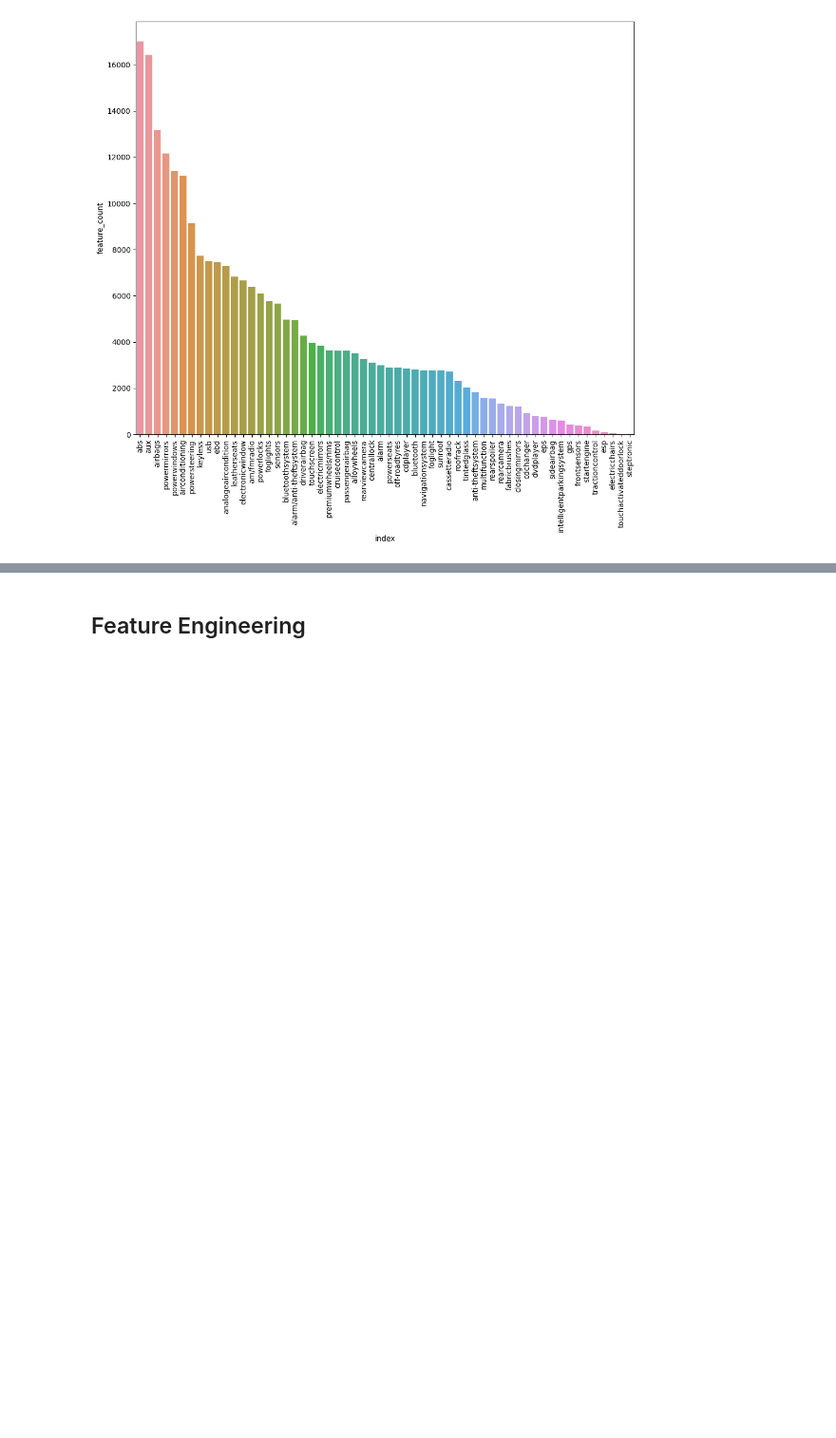
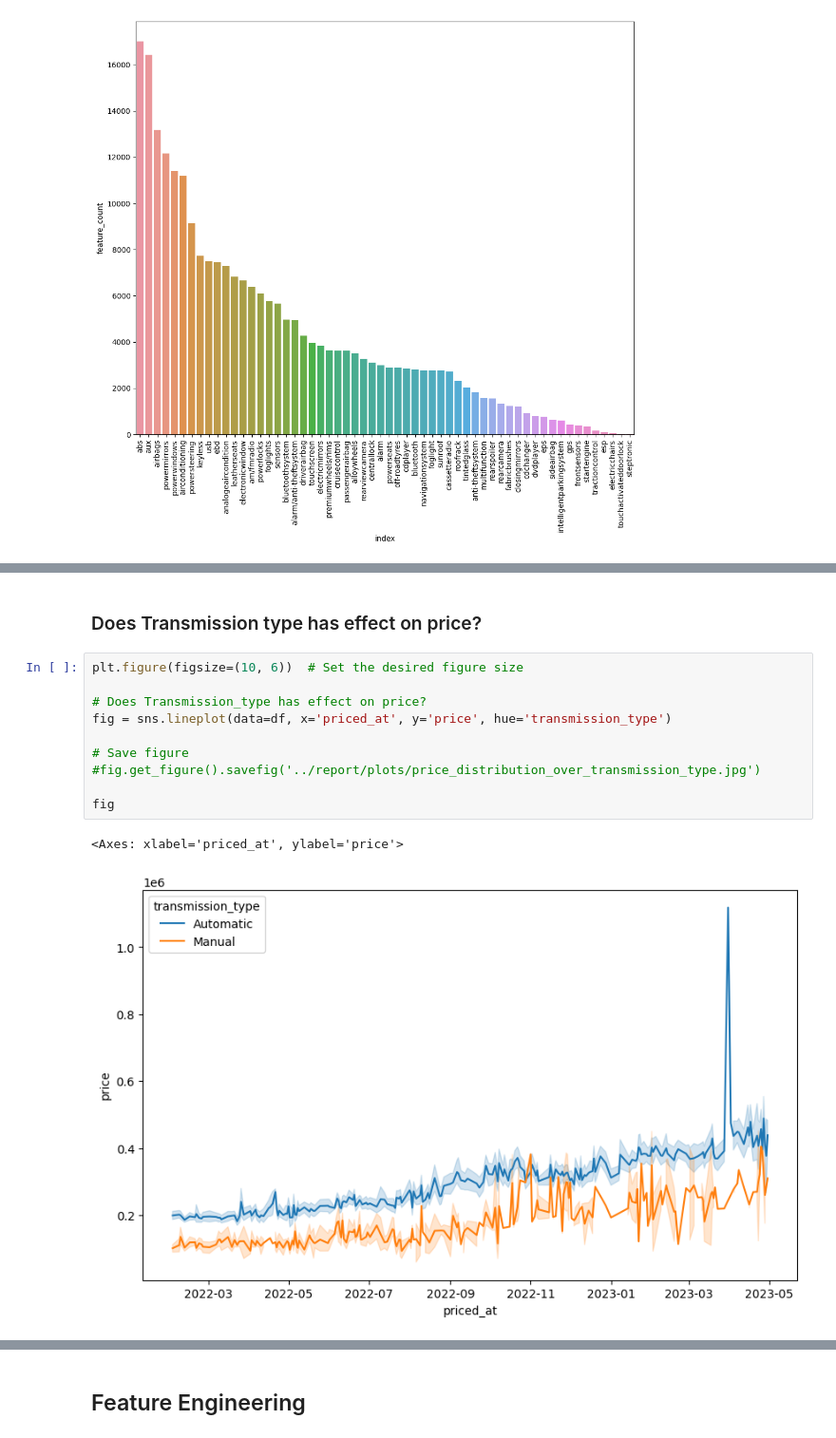
Before and after one commit to AhmedYousriSobhi/used_cars_price_estimation, a Jupyter notebook: nb_workspace/data_eda.ipynb, the cells around one changed output, grey strips where cells are left out. Shown at 95% size. Drawn from its saved outputs; the diff is of its cells as text; blank space fills up the shorter version.

```diff
--- a/nb_workspace/data_eda.ipynb
+++ b/nb_workspace/data_eda.ipynb
@@ -163,0 +261,15 @@ Feature eng:
+# %% [markdown]
+### Does Transmission type has effect on price?
+# %%
+plt.figure(figsize=(10, 6))  # Set the desired figure size
+
+# Does Transmission_type has effect on price?
+fig = sns.lineplot(data=df, x='priced_at', y='price', hue='transmission_type')
+
+# Save figure
+#fig.get_figure().savefig('../report/plots/price_distribution_over_transmission_type.jpg')
+
+fig
+# %% [output]
+<Axes: xlabel='priced_at', ylabel='price'>
+[figure, added]
```
Also changed, not shown: parts of 29 cells of this notebook, 10 other files.
